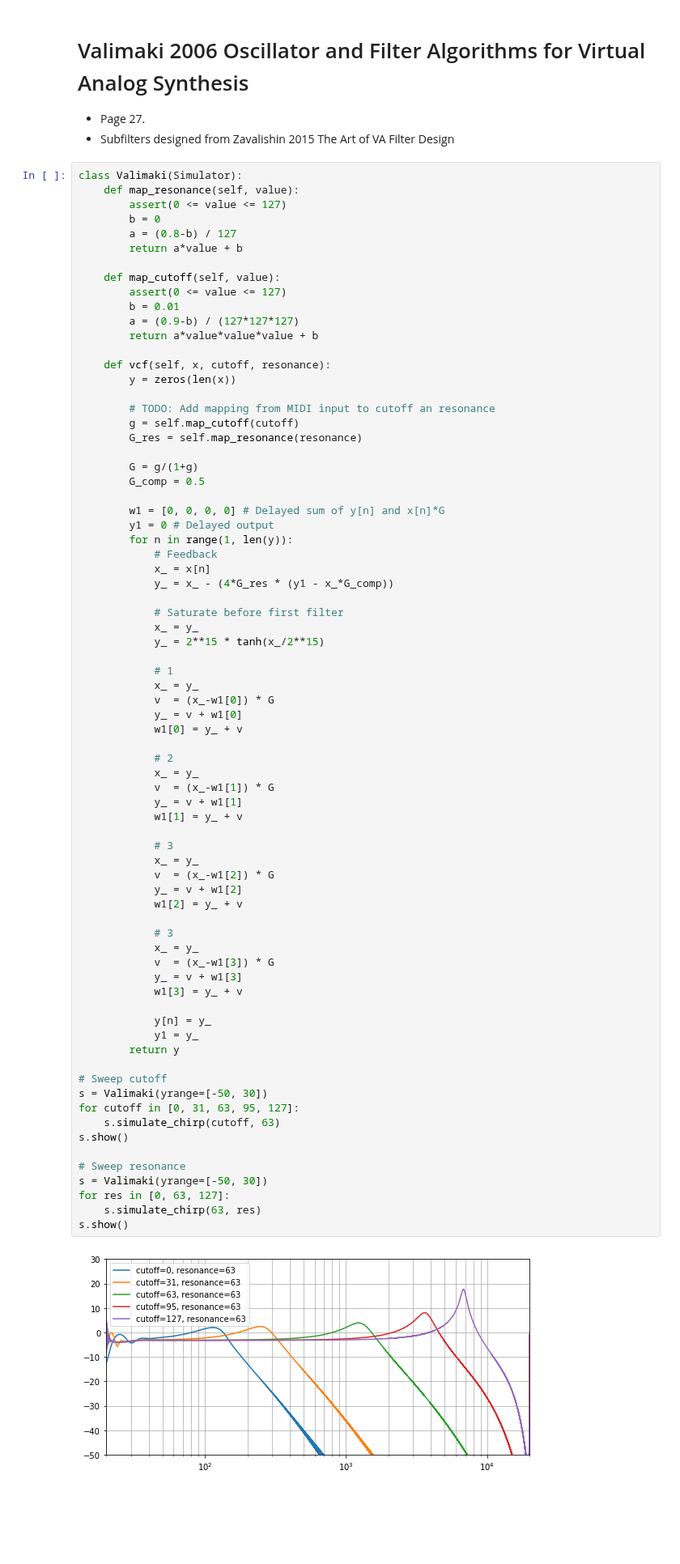
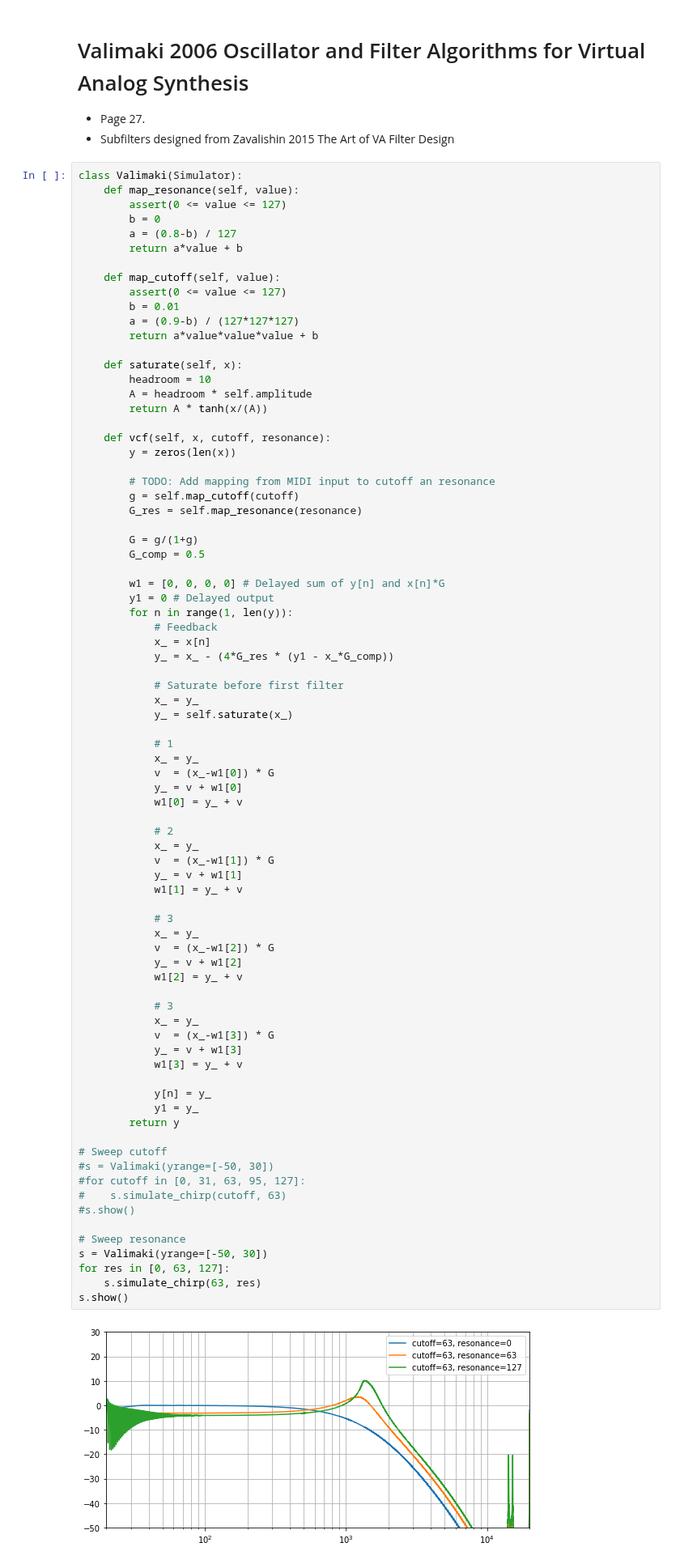
Before and after one commit to soerenbnoergaard/sbnsampler, a Jupyter notebook: workbooks/vcf_002.ipynb, the cells around one changed output. Shown at 81% size. Cells and saved outputs as stored; diff of their text form; blank space fills up the shorter version.

```diff
--- a/workbooks/vcf_002.ipynb
+++ b/workbooks/vcf_002.ipynb
@@ -191,6 +182,11 @@ class Valimaki(Simulator):
         b = 0.01
         a = (0.9-b) / (127*127*127)
         return a*value*value*value + b
+
+    def saturate(self, x):
+        headroom = 10
+        A = headroom * self.amplitude
+        return A * tanh(x/(A))
 
     def vcf(self, x, cutoff, resonance):
         y = zeros(len(x))
@@ -211,7 +207,7 @@ class Valimaki(Simulator):
 
             # Saturate before first filter
             x_ = y_
-            y_ = 2**15 * tanh(x_/2**15)
+            y_ = self.saturate(x_)
 
             # 1
             x_ = y_
@@ -222,35 +218,35 @@ class Valimaki(Simulator):
             # 2
             x_ = y_
             v  = (x_-w1[1]) * G
             y_ = v + w1[1]
             w1[1] = y_ + v
 
             # 3
             x_ = y_
             v  = (x_-w1[2]) * G
             y_ = v + w1[2]
             w1[2] = y_ + v
 
             # 3
             x_ = y_
             v  = (x_-w1[3]) * G
             y_ = v + w1[3]
             w1[3] = y_ + v
 
             y[n] = y_
             y1 = y_
         return y
 
 # Sweep cutoff
-s = Valimaki(yrange=[-50, 30])
-for cutoff in [0, 31, 63, 95, 127]:
-    s.simulate_chirp(cutoff, 63)
-s.show()
+#s = Valimaki(yrange=[-50, 30])
+#for cutoff in [0, 31, 63, 95, 127]:
+#    s.simulate_chirp(cutoff, 63)
+#s.show()
 
 # Sweep resonance
 s = Valimaki(yrange=[-50, 30])
 for res in [0, 63, 127]:
     s.simulate_chirp(63, res)
 s.show()
 # %% [output]
-[figure, old version]
+[figure, new version]
```
Also changed, not shown: parts of 2 cells of this notebook.
